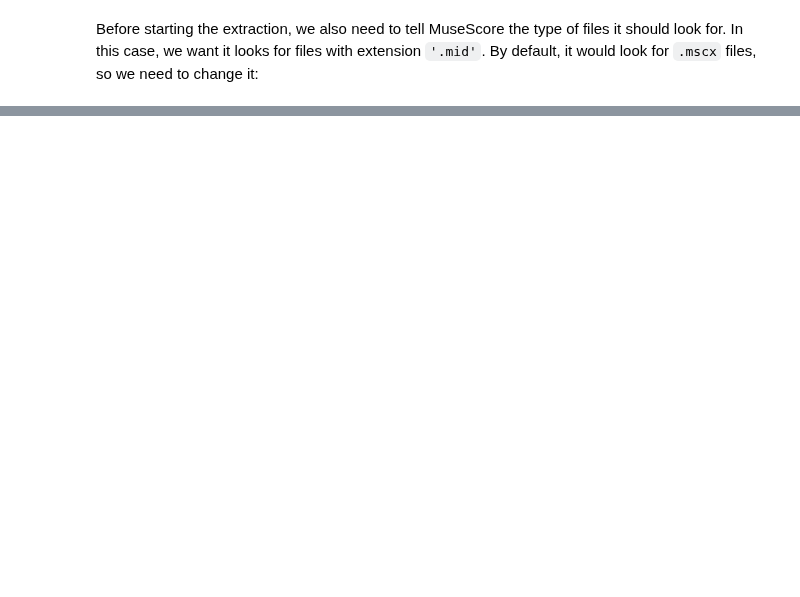
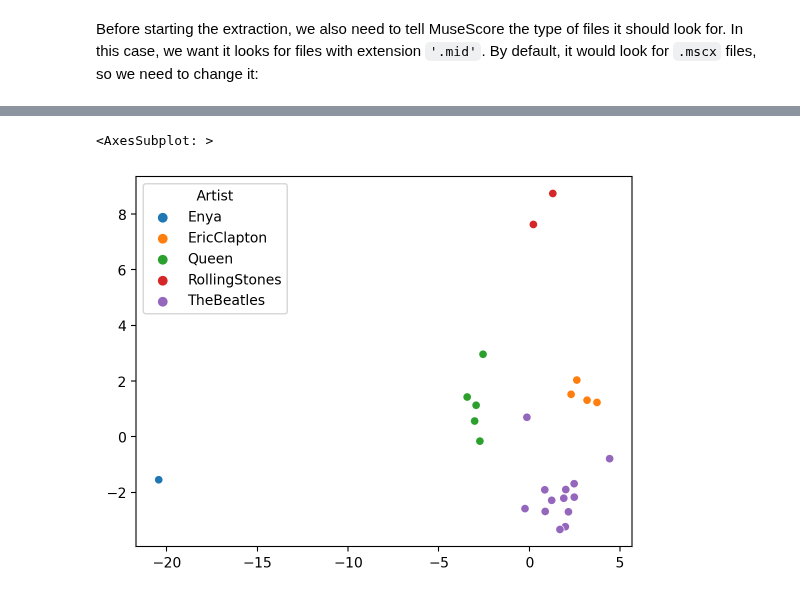
Before and after one commit to DIDONEproject/musif, a Jupyter notebook: docs/source/Tutorial poprock.ipynb, the cells around one changed output, grey strips where cells are left out. Drawn from its saved outputs; the diff is of its cells as text; code cells hidden in the pictures; blank space fills up the shorter version.

```diff
--- a/docs/source/Tutorial poprock.ipynb
+++ b/docs/source/Tutorial poprock.ipynb
@@ -79,19 +87,19 @@ Therefore, we must create a hook that renames all parts that are called the same
 class RenameSimilarParts:
     def execute(cfg, data):
         parts = list(data[C.DATA_FILTERED_PARTS])
-        names_list = []
+        part_names = set()
         counter = 1
         for part in data[C.DATA_SCORE].parts:
 
-            # If the part is already in parts dictionary, we must change its partName, Abbreviation and Id
-            if part.partName in names_list:
+            # If the part is already in part_names set, we must change its partName, Abbreviation and Id
+            if part.partName in part_names:
                 part.partName = part.partName + f'({counter})'
                 part.partAbbreviation = part.partAbbreviation + f'({counter})'
                 part.id = part.id+ f'({counter})'
-                counter+=1
-                names_list.append(part.partName)
+                counter += 1
+                part_names.add(part.partName)
             else:
-                names_list.append(part.partName)
+                part_names.add(part.partName)
         # By altering the part object of music21, the change its already reflected also in the parts list.
         data[C.DATA_FILTERED_PARTS] = tuple(parts)
         return data
@@ -116,7 +131,7 @@ Now let's define our class. We name it 'custom_feature' class  the same as the f
 # %%
 VOICE_SILENCE_BEATS = 'voice_silence_beats'
 
-class custom_feature:
+class custom_feature_package:
     class voice_silence_beats:
         """
         This feature calculates the number of beats the voice is in silence over the total of the song
@@ -176,6 +192,6 @@ config = ExtractConfiguration(
             "key", "dynamics", "rhythm",
             "voice_silence_beats"], # Remember to add your custom feature here
     feature_modules_addresses = ["musif.extract.features",
-    custom_feature], # We can pass our custom_feature here directly as a class, or the folder that contains it if its a module.
+    custom_feature_package], # We can pass our custom_feature here directly as a class, or the folder that contains it if its a module.
     precache_hooks = [RemoveDrums, RenameSimilarParts] # Classes for the hooks that are defined before are passed here. You can also pass floder direction for the modules if so.
 )
@@ -362,0 +260,3 @@ ax = seaborn.scatterplot(x=data_pca[:, 0], y=data_pca[:, 1])
+# %%
+processed_df.dropna(axis=1, inplace=True)
+processed_df.shape
@@ -362,0 +292,14 @@ ax = seaborn.scatterplot(x=data_pca[:, 0], y=data_pca[:, 1])
+# %%
+from sklearn.preprocessing import StandardScaler
+from sklearn.discriminant_analysis import LinearDiscriminantAnalysis as LDA
+from sklearn.pipeline import make_pipeline
+from sklearn.feature_selection import SelectPercentile
+from seaborn import scatterplot
+
+target = processed_df['Artist']
+data = processed_df.drop(columns=['Id', 'WindowId']).select_dtypes([int, float])
+data = make_pipeline(StandardScaler(),
+                     SelectPercentile(percentile=10),
+                     LDA(n_components=2, solver='svd')).fit_transform(data, target)
+scatterplot(x=data[:, 0], y=data[:, 1], hue=target)
+# %% [output]
@@ -362,0 +308,2 @@ ax = seaborn.scatterplot(x=data_pca[:, 0], y=data_pca[:, 1])
+<AxesSubplot: >
+[figure, added]
```
Also changed, not shown: parts of 42 cells of this notebook, 2 other files.
